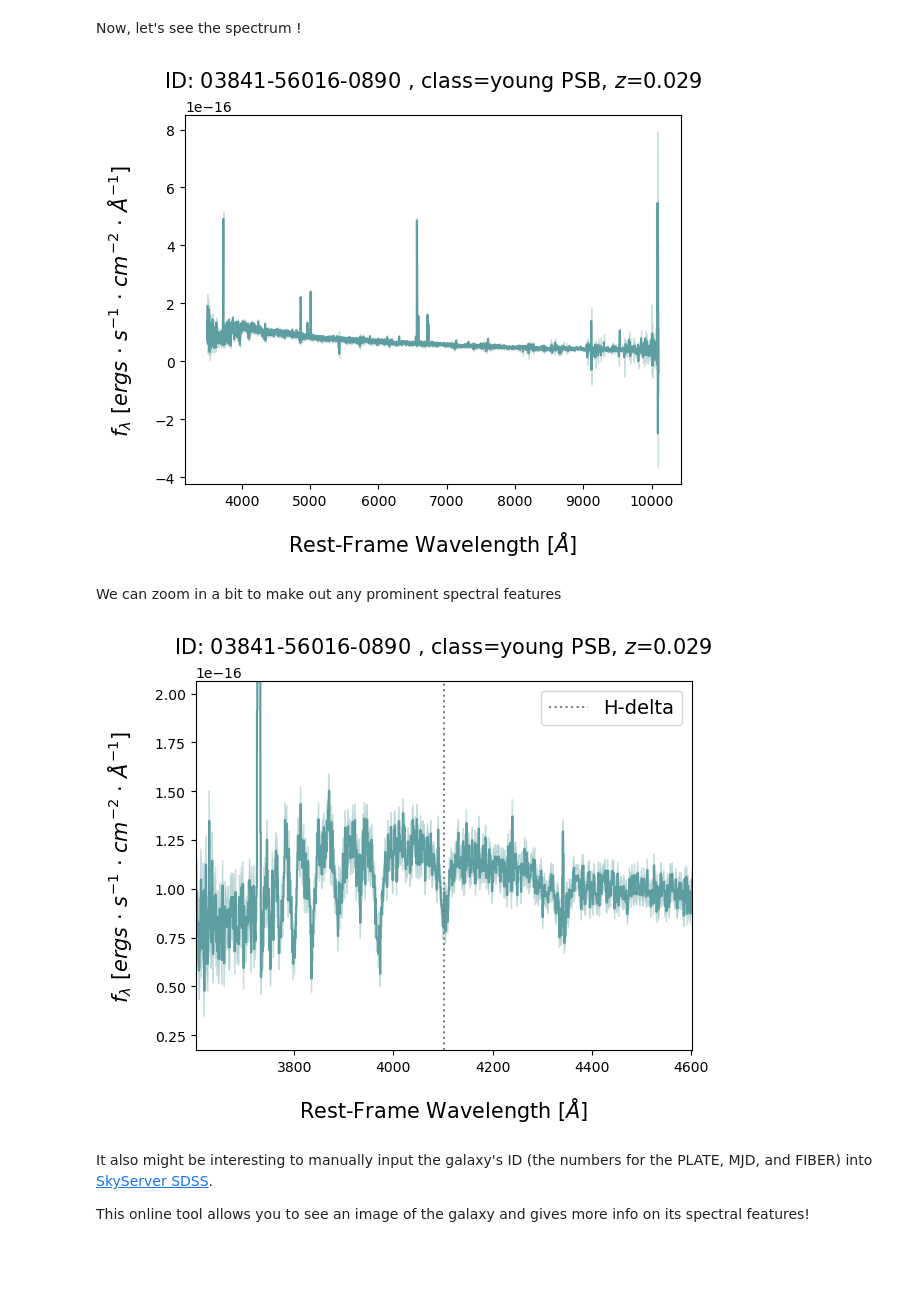
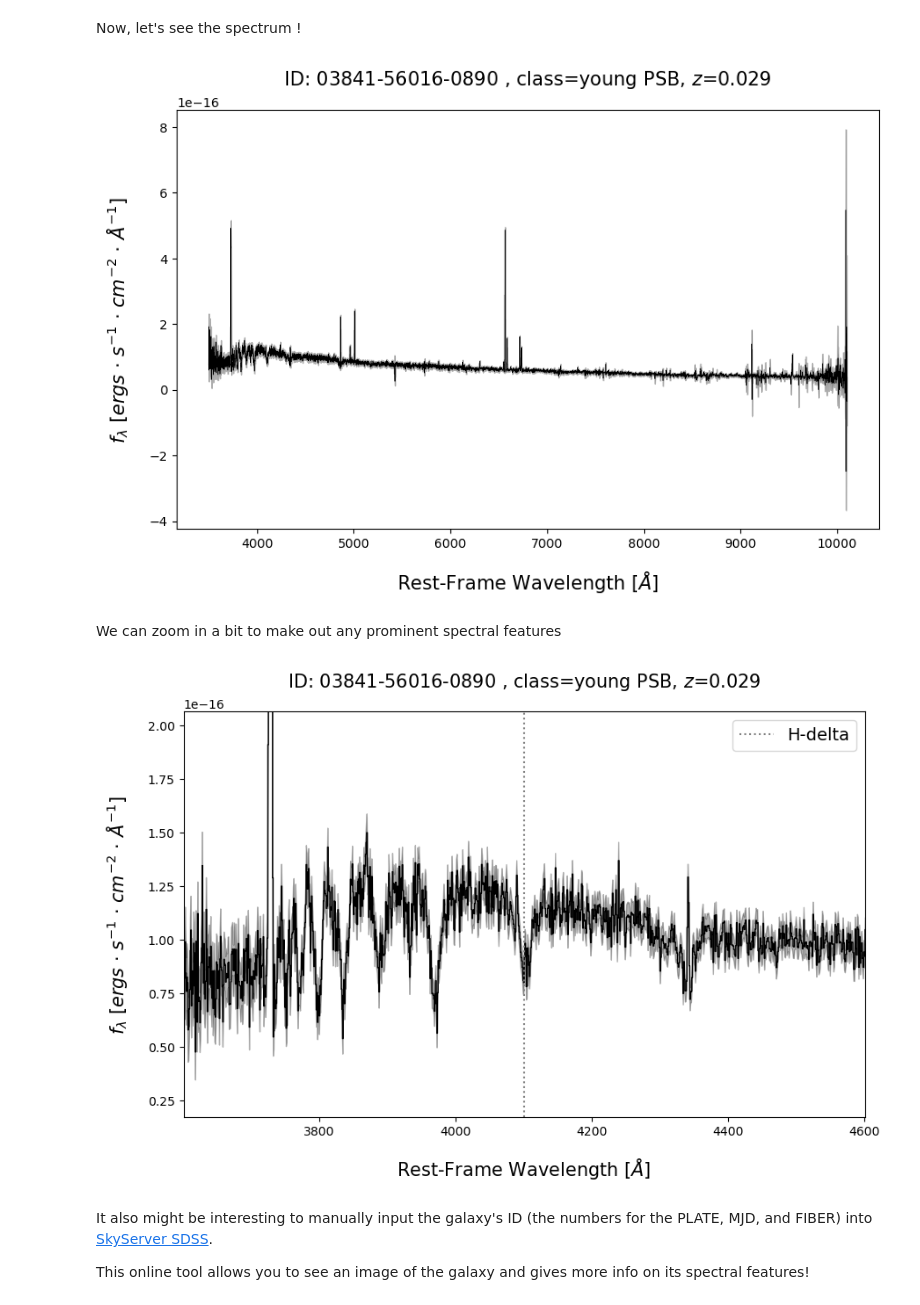
Before and after one commit to Marissa-Perry/young-post-starburst-classification, a Jupyter notebook: notebooks/02_eBOSS_data_analysis.ipynb, the cells around one changed output. Cells and saved outputs as stored; diff of their text form; code cells hidden in the pictures; blank space fills up the shorter version.

Commit message:
adjusted figure size and style in visualizations

```diff
--- a/notebooks/02_eBOSS_data_analysis.ipynb
+++ b/notebooks/02_eBOSS_data_analysis.ipynb
@@ -451,28 +451,28 @@ rest_frame_flux_density_err = flux_density_err * (1+z)
 Now, let's see the spectrum !
 # %%
 # initializing our figure
-plt.figure()
+plt.figure(figsize=(10,6))
 
 # labeling our axes
 plt.title(f"ID: {key} , class={classification}, $z$={z:.3f}",fontsize=15, pad=20)
 plt.xlabel(r'Rest-Frame Wavelength [$\AA$]', fontsize=15, labelpad=15)
 plt.ylabel(r'$f_{\lambda}$ [$ergs$ $\cdot$ $s^{-1}$ $\cdot$ $cm^{-2}$ $\cdot$ $\AA^{-1}$]', fontsize=15, labelpad=15)
 
 # main spectral data
-plt.step(rest_frame_wavelength, rest_frame_flux_density, where='mid', color='cadetblue')
+plt.step(rest_frame_wavelength, rest_frame_flux_density, where='mid', color='black', linewidth=0.5)
 
 # flux errors shown by shaded region
 upper = rest_frame_flux_density + rest_frame_flux_density_err
 lower = rest_frame_flux_density - rest_frame_flux_density_err
-plt.fill_between(rest_frame_wavelength, lower, upper, color='cadetblue', alpha=0.3)
+plt.fill_between(rest_frame_wavelength, lower, upper, color='black', alpha=0.3)
 
 # saving and displaying figure
 fig_name = f'{key}_spectrum.png'  # name the figure
 file_path = os.path.join('..', 'plots', fig_name)
 # plt.savefig(file_path, dpi=500, bbox_inches='tight')
 plt.show()
 # %% [output]
-[figure, old version]
+[figure, new version]
 # %% [markdown]
 We can zoom in a bit to make out any prominent spectral features
 # %%
@@ -493,7 +493,7 @@ upper_x_lim = spectral_feature_wavelength + 500   # ''
 # ~~~~~~~~~~~~~~~~~~~~~~~~~~~~~~~~~~~~~~~~~~~~~~~~~~~~~~~~~~~~~~~~~~~~~~
 # %%
 # initializing our figure
-plt.figure()
+plt.figure(figsize=(10,6))
 
 # labeling our axes
 plt.title(f"ID: {key} , class={classification}, $z$={z:.3f}",fontsize=15, pad=20)
@@ -501,12 +501,12 @@ plt.xlabel(r'Rest-Frame Wavelength [$\AA$]', fontsize=15, labelpad=15)
 plt.ylabel(r'$f_{\lambda}$ [$ergs$ $\cdot$ $s^{-1}$ $\cdot$ $cm^{-2}$ $\cdot$ $\AA^{-1}$]', fontsize=15, labelpad=15)
 
 # main spectral data
-plt.step(rest_frame_wavelength, rest_frame_flux_density, where='mid', color='cadetblue')
+plt.step(rest_frame_wavelength, rest_frame_flux_density, where='mid', color='black', linewidth=1.0)
 
 # flux errors shown by shaded region
 upper = rest_frame_flux_density + flux_density_err
 lower = rest_frame_flux_density - flux_density_err
-plt.fill_between(rest_frame_wavelength, lower, upper, color='cadetblue', alpha=0.3)
+plt.fill_between(rest_frame_wavelength, lower, upper, color='black', alpha=0.3)
 
 # highlight the spectral feature the figure is centered on
 plt.axvline(spectral_feature_wavelength, color='grey', linestyle='dotted', label=spectral_feature)
@@ -524,7 +524,7 @@ file_path = os.path.join('..', 'plots', fig_name)
 plt.savefig(file_path, dpi=500, bbox_inches='tight')
 plt.show()
 # %% [output]
-[figure, old version]
+[figure, new version]
 # %% [markdown]
 It also might be interesting to manually input the galaxy's ID (the numbers for the PLATE, MJD, and FIBER) into [SkyServer SDSS](https://skyserver.sdss.org/dr19/VisualTools/quickobj?plate=03615&mjd=55445&fiber=0570).
 
```
